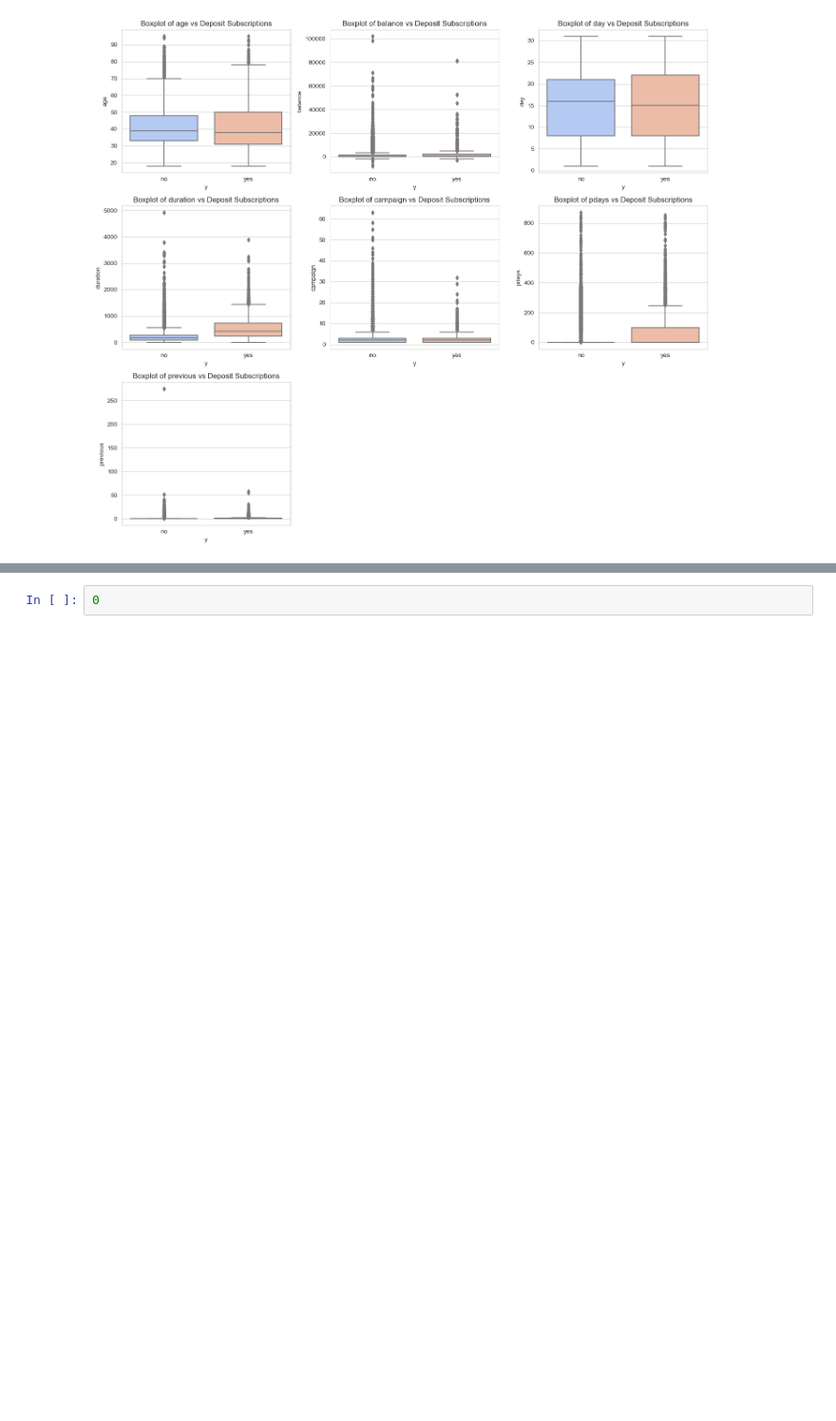
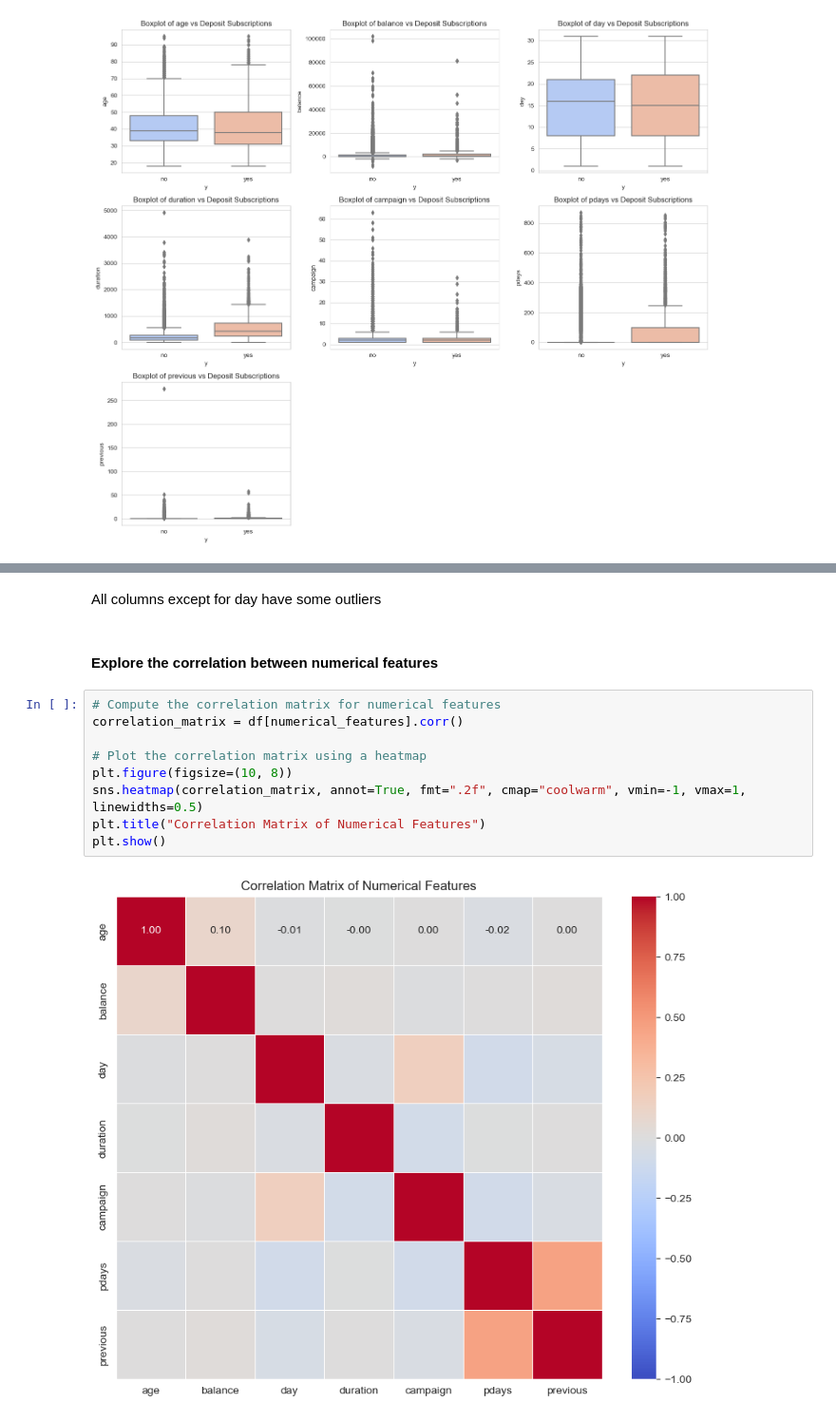
Before and after one commit to senuli-w/CM2604, a Jupyter notebook: 20220950.ipynb, the cells around one changed output, grey strips where cells are left out. Shown at 95% size. Drawn from its saved outputs; the diff is of its cells as text; blank space fills up the shorter version.

```diff
--- a/20220950.ipynb
+++ b/20220950.ipynb
@@ -313,2 +345,15 @@ plt.show()
+# %% [markdown]
+All columns except for day have some outliers
+# %% [markdown]
+#### Explore the correlation between numerical features
 # %%
-0
+# Compute the correlation matrix for numerical features
+correlation_matrix = df[numerical_features].corr()
+
+# Plot the correlation matrix using a heatmap
+plt.figure(figsize=(10, 8))
+sns.heatmap(correlation_matrix, annot=True, fmt=".2f", cmap="coolwarm", vmin=-1, vmax=1, linewidths=0.5)
+plt.title("Correlation Matrix of Numerical Features")
+plt.show()
+# %% [output]
+[figure, added]
```
Also changed, not shown: parts of 3 cells of this notebook.
